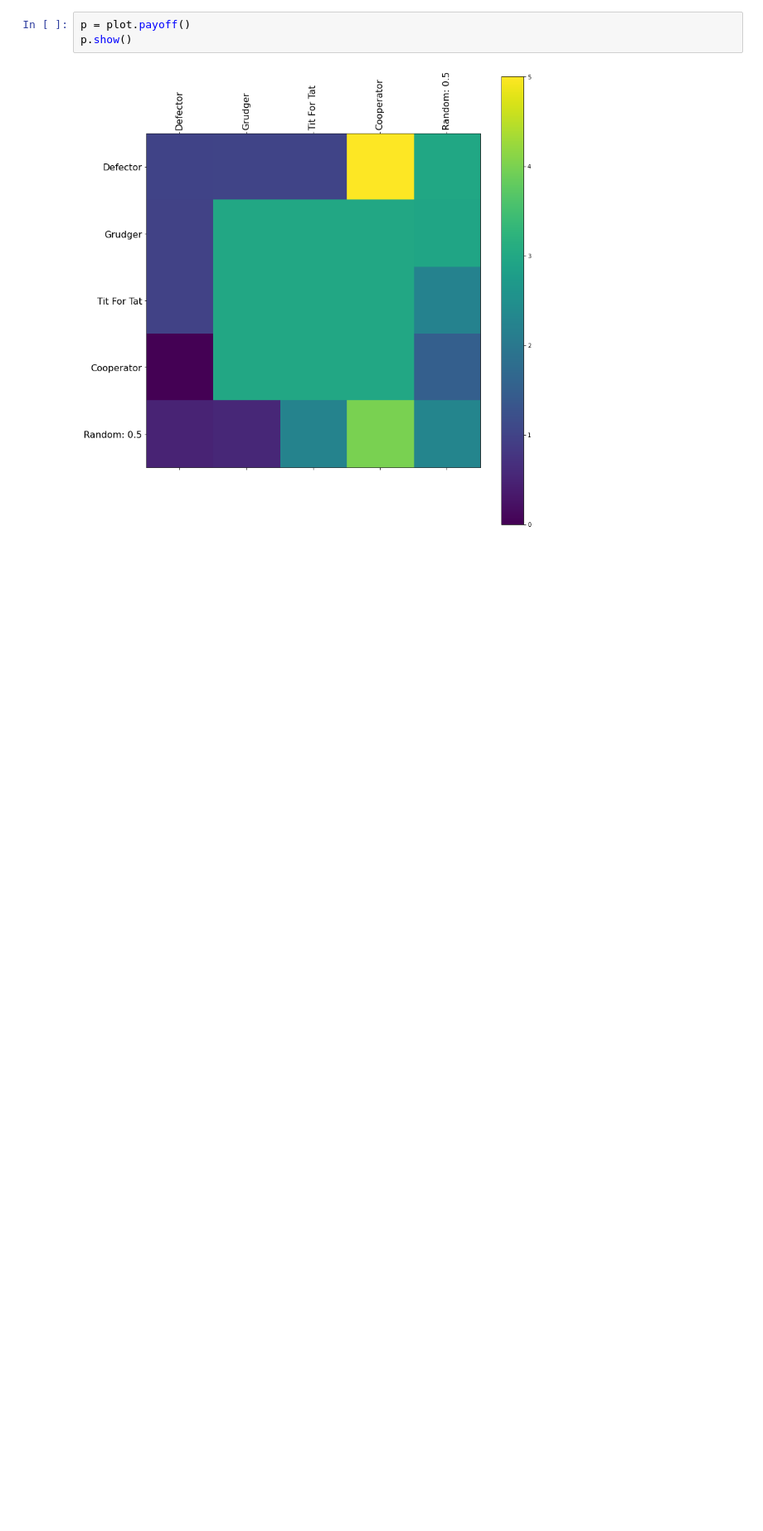
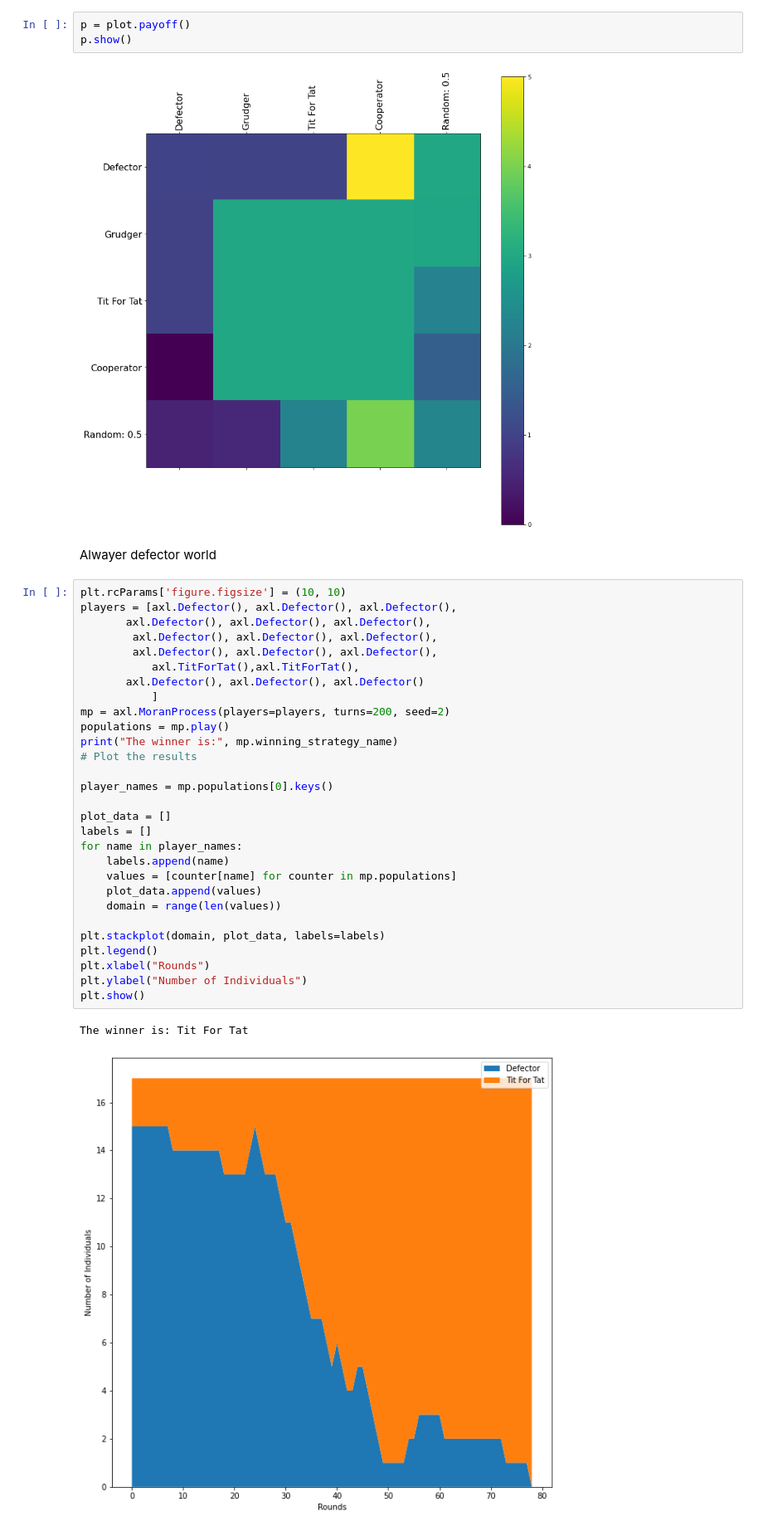
Before and after one commit to GuoJiaqi-1020/Code-recording-NU, a Jupyter notebook: Game Theory and Networked Systems_495/Final_Project/Final Project.ipynb, the cells around one changed output. Shown: that part at 83% size. Cells and saved outputs as stored; diff of their text form; blank space fills up the shorter version.

```diff
--- a/Game Theory and Networked Systems_495/Final_Project/Final Project.ipynb
+++ b/Game Theory and Networked Systems_495/Final_Project/Final Project.ipynb
@@ -272,3 +277,37 @@ p = plot.payoff()
 p.show()
 # %% [output]
 [figure]
+# %% [markdown]
+Alwayer defector world
+# %%
+plt.rcParams['figure.figsize'] = (10, 10)
+players = [axl.Defector(), axl.Defector(), axl.Defector(),
+       axl.Defector(), axl.Defector(), axl.Defector(),
+        axl.Defector(), axl.Defector(), axl.Defector(),
+        axl.Defector(), axl.Defector(), axl.Defector(),
+           axl.TitForTat(),axl.TitForTat(),
+       axl.Defector(), axl.Defector(), axl.Defector()
+           ]
+mp = axl.MoranProcess(players=players, turns=200, seed=2)
+populations = mp.play()
+print("The winner is:", mp.winning_strategy_name)
+# Plot the results
+
+player_names = mp.populations[0].keys()
+
+plot_data = []
+labels = []
+for name in player_names:
+    labels.append(name)
+    values = [counter[name] for counter in mp.populations]
+    plot_data.append(values)
+    domain = range(len(values))
+
+plt.stackplot(domain, plot_data, labels=labels)
+plt.legend()
+plt.xlabel("Rounds")
+plt.ylabel("Number of Individuals")
+plt.show()
+# %% [output]
+The winner is: Tit For Tat
+[figure, added]
```
Also changed, not shown: parts of 5 cells of this notebook, 3 other files.
